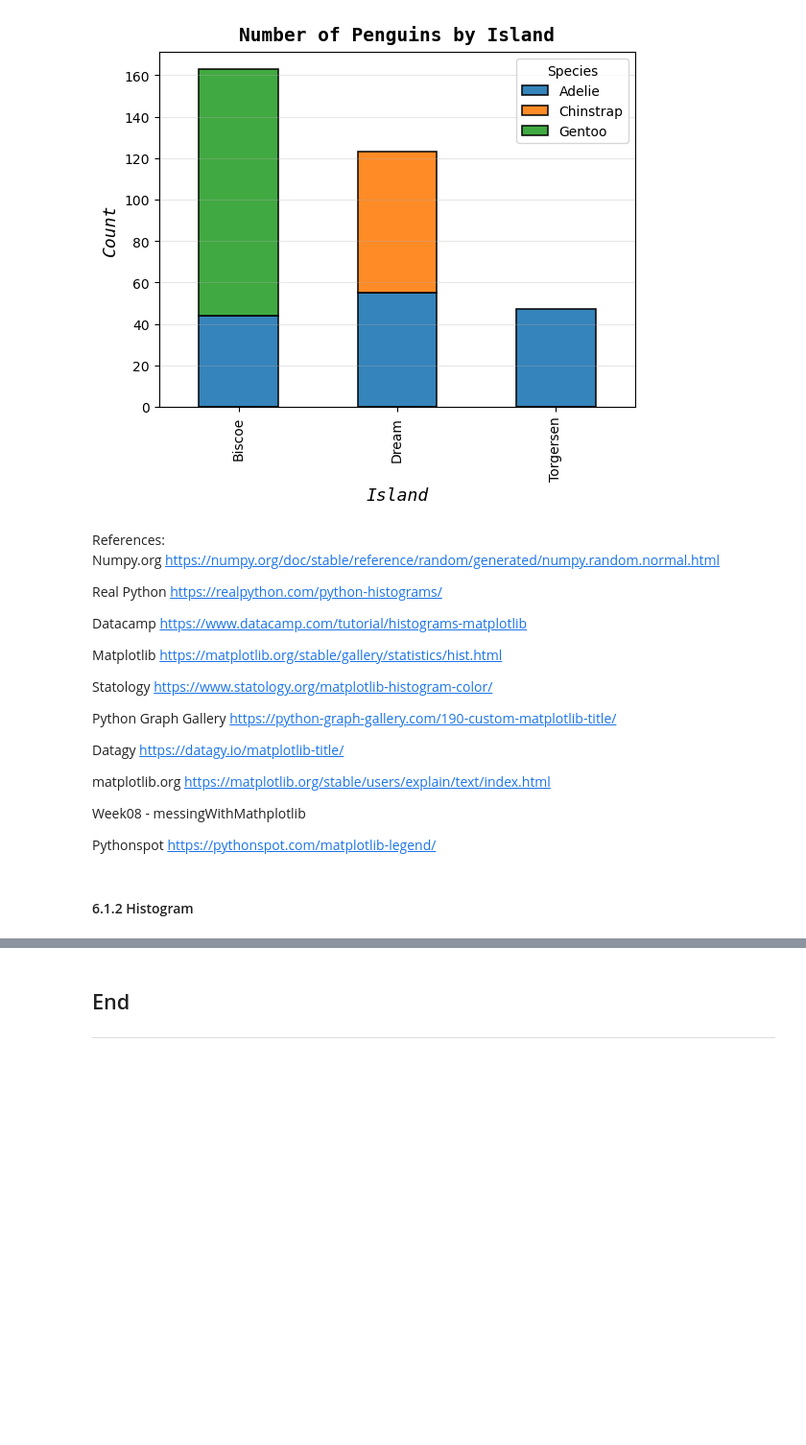
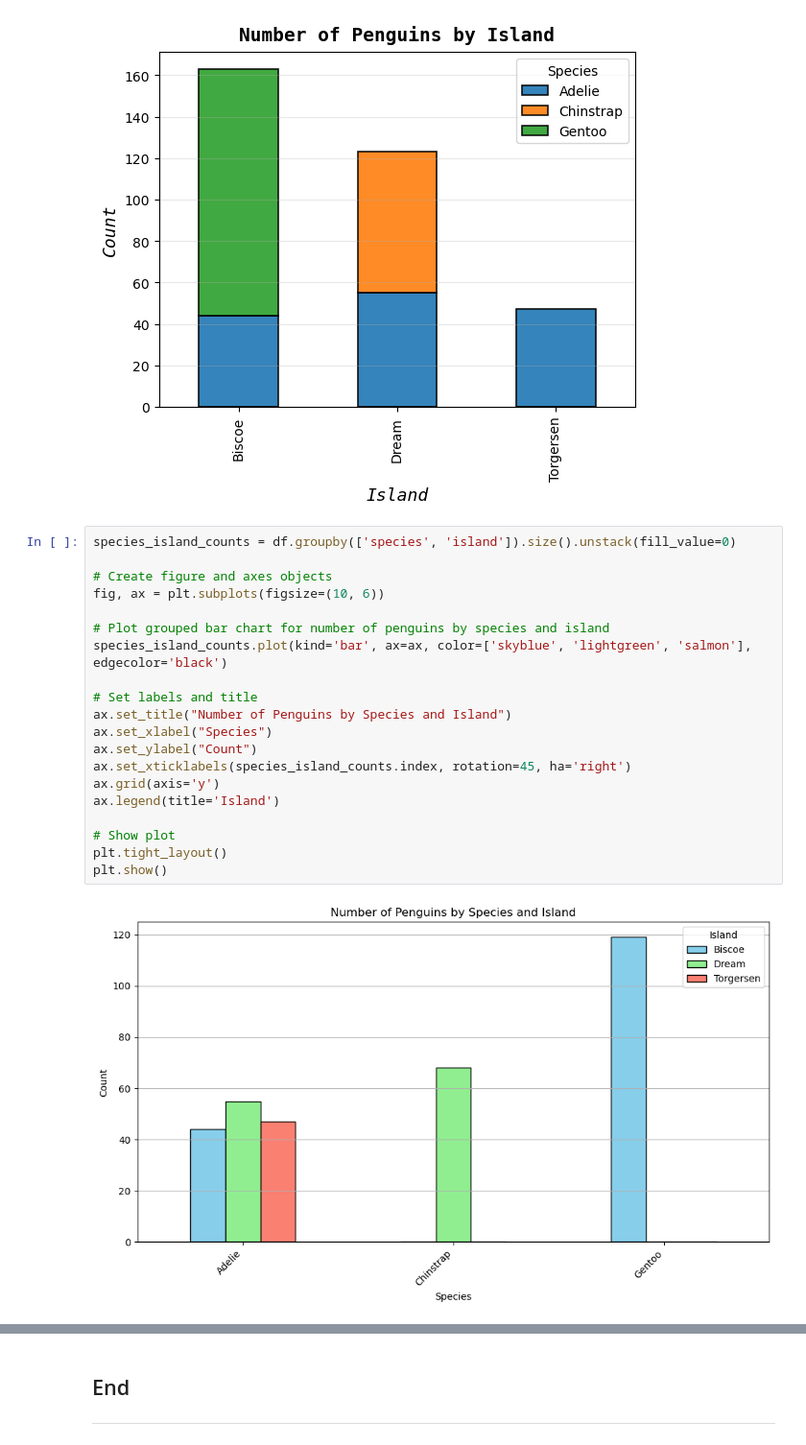
Before and after one commit to SBCURLEY/myproject, a Jupyter notebook: penguins.ipynb, the cells around one changed output, grey strips where cells are left out. Shown at 96% size. Saved outputs shown, nothing was run; the diff lists cells and outputs as text; blank space fills up the shorter version.

```diff
--- a/penguins.ipynb
+++ b/penguins.ipynb
@@ -412,26 +458,25 @@ plt.legend(title='Species',                                 # show legend,
 # %% [output]
 <matplotlib.legend.Legend at 0x...>
 [figure]
-# %% [markdown]
-References:
-Numpy.org             https://numpy.org/doc/stable/reference/random/generated/numpy.random.normal.html
-
-Real Python           https://realpython.com/python-histograms/
-
-Datacamp              https://www.datacamp.com/tutorial/histograms-matplotlib
-
-Matplotlib            https://matplotlib.org/stable/gallery/statistics/hist.html
-
-Statology             https://www.statology.org/matplotlib-histogram-color/
-
-Python Graph Gallery  https://python-graph-gallery.com/190-custom-matplotlib-title/
-
-Datagy                https://datagy.io/matplotlib-title/
-
-matplotlib.org        https://matplotlib.org/stable/users/explain/text/index.html
-
-Week08 - messingWithMathplotlib
-
-Pythonspot            https://pythonspot.com/matplotlib-legend/
-# %% [markdown]
-#### 6.1.2 Histogram
+# %%
+species_island_counts = df.groupby(['species', 'island']).size().unstack(fill_value=0)
+
+# Create figure and axes objects
+fig, ax = plt.subplots(figsize=(10, 6))
+
+# Plot grouped bar chart for number of penguins by species and island
+species_island_counts.plot(kind='bar', ax=ax, color=['skyblue', 'lightgreen', 'salmon'], edgecolor='black')
+
+# Set labels and title
+ax.set_title("Number of Penguins by Species and Island")
+ax.set_xlabel("Species")
+ax.set_ylabel("Count")
+ax.set_xticklabels(species_island_counts.index, rotation=45, ha='right')
+ax.grid(axis='y')
+ax.legend(title='Island')
+
+# Show plot
+plt.tight_layout()
+plt.show()
+# %% [output]
+[figure, added]
```
Also changed, not shown: parts of 6 cells of this notebook.
